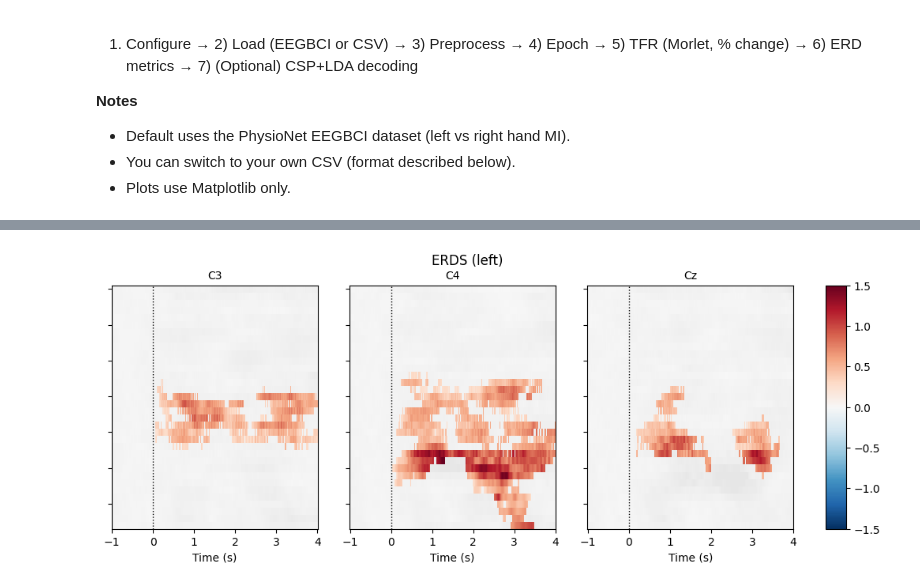
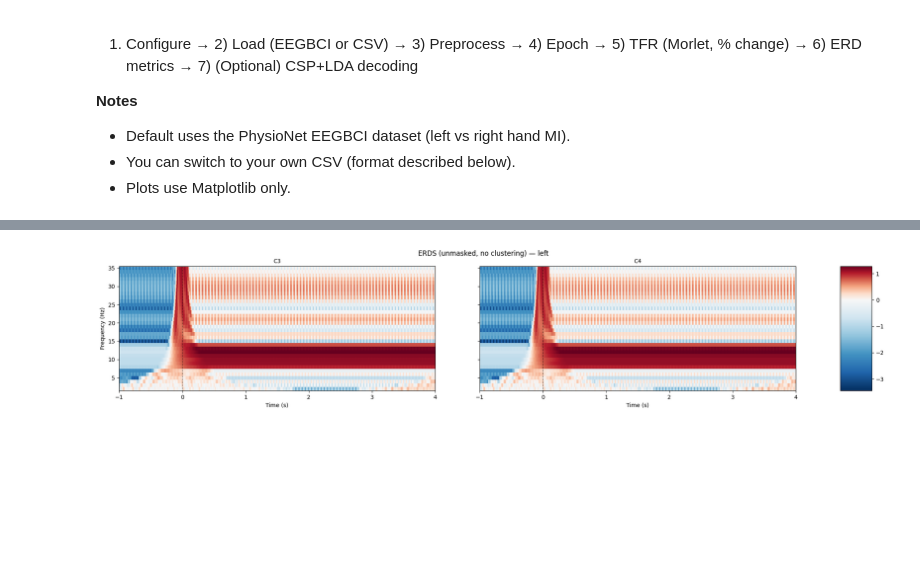
Before and after one commit to FishBallMEOW/MSc-Project_Investigating-the-Temporal-Dynamics-of-EEG-Signals-in-Sequential-Sensorimotor-Action, a Jupyter notebook: OOP_ver/eeg_process_pipeline.ipynb, the cells around one changed output, grey strips where cells are left out. Drawn from its saved outputs; the diff is of its cells as text; code cells hidden in the pictures; blank space fills up the shorter version.

```diff
--- a/OOP_ver/eeg_process_pipeline.ipynb
+++ b/OOP_ver/eeg_process_pipeline.ipynb
@@ -118,6 +184,7 @@ elif source.lower() == "csv":
     mrk_df = df[df[type_col] == marker_value].copy()
     # channels
     ch_cols = channel_cols
+    print(ch_cols)
     if ch_cols is None:
         patt = df.columns.str.match(r"^(ch|eeg)\d+$", case=False)
         ch_cols = [c for c, m in zip(df.columns, patt) if m and c in eeg_df.columns]
@@ -150,8 +217,18 @@ elif source.lower() == "csv":
             events.append([sample, 0, code_to_int[code]])
     events = np.array(events, dtype=int)
     event_id = name_to_int
+
+elif source.lower() == "ecog_mat":
+    print(f"Loading ECoG .mat: {ecog_mat_path}")
+    raw, events, event_id = load_ecog_mat_to_raw(
+        ecog_mat_path,
+        event_id=ecog_event_id,
+        sfreq=ecog_sfreq,
+        scale_uv=ecog_scale_uv
+    )
+
 else:
-    raise ValueError("source must be 'eegbci' or 'csv'")
+    raise ValueError("source must be 'eegbci' or 'csv' or 'ecog_mat'")
 
 print(raw)
 print("Events:", len(events), "event_id:", event_id)
@@ -215,7 +352,7 @@ Baseline: -1…0 s; Epoch: -1…4 s.
 # %%
 
 # %% Epoching
-picks = mne.pick_types(raw_f.info, eeg=True, exclude='bads')
+picks = mne.pick_types(raw_f.info, eeg=True, ecog=True, exclude='bads')
 epochs = mne.Epochs(raw_f, events, event_id=event_id, tmin=tmin - 0.5, tmax=tmax + 0.5,
                     baseline=None, picks=picks, preload=True, detrend=1)
 print(epochs)
@@ -227,2 +447,4 @@ print(epochs)
+# %%
+epochs = epochs_clean.copy()  # use the cleaned epochs for further processing
 # %% [markdown]
 
@@ -250,31 +454,78 @@ plt.show()
 # %%
-# %% Multitaper
+# %% Multitaper/Morlet
+method = "multitaper" # "multitaper" or "morlet"
+
 freqs = np.arange(2, 36)  # frequencies from 2-35Hz
-vmin, vmax = -1.5, 1.5  # set min and max ERDS values in plot
+# vmin, vmax = -3, 10  # set min and max ERDS values in plot
 baseline = (-1, 0)  # baseline interval (in s)
-cnorm = TwoSlopeNorm(vmin=vmin, vcenter=0, vmax=vmax)  # min, center & max ERDS
+cnorm = TwoSlopeNorm(vcenter=0)  # min, center & max ERDS
 
 kwargs = dict(
     n_permutations=100, step_down_p=0.05, seed=1, buffer_size=None, out_type="mask"
 )  # for cluster test
 
-tfr = epochs.compute_tfr(method="multitaper", freqs=freqs,
-    n_cycles=freqs, use_fft=True, return_itc=False,
+# Compute TFR
+tfr = epochs.compute_tfr(method=method, freqs=freqs,
+    n_cycles=7, use_fft=True, return_itc=False,
     average=False, decim=2)
-tfr.crop(tmin, tmax).apply_baseline(baseline, mode="percent")
+tfr.crop(tmin, tmax).apply_baseline(baseline, mode=baseline_mode)
+
+# %% Unmasked Maps (no clustering)
+for event in event_id:
+    tfr_ev = tfr[event]
+
+    # pick sensorimotor channels (fallback to first 3 if any are missing)
+    sel_chs = [ch for ch in target_chs if ch in epochs.ch_names]
+    if not sel_chs:
+        sel_chs = epochs.ch_names[:3]
+    ch_inds = mne.pick_channels(epochs.ch_names, include=sel_chs)
+
+    # precompute condition-average once
+    tfr_ev_avg = tfr_ev.average()
+
+    # figure with one panel per selected channel + colorbar
+    fig_raw, axes_raw = plt.subplots(
+        1, len(ch_inds) + 1, figsize=(24, 4),
+        gridspec_kw={"width_ratios": [10] * len(ch_inds) + [1]}
+    )
+
+    # plot each channel's full ERDS (no mask)
+    for ch_idx, ax in zip(ch_inds, axes_raw[:-1]):
+        tfr_ev_avg.plot(
+            [ch_idx],
+            cmap="RdBu_r",
+            cnorm=cnorm,         # same symmetric color scale around 0
+            axes=ax,
+            colorbar=False,
+            show=False,
+        )
+        ax.set_title(epochs.ch_names[ch_idx], fontsize=10)
+        ax.axvline(0, linewidth=1, color="black", linestyle=":")  # event line
+        if ch_idx != ch_inds[0]:
+            ax.set_ylabel("")
+            ax.set_yticklabels([])
+
+    # one shared colorbar
+    fig_raw.colorbar(axes_raw[0].images[-1], cax=axes_raw[-1]).ax.set_yscale("linear")
+    fig_raw.suptitle(f"ERDS (unmasked, no clustering) — {event}")
+    plt.show()
+
+
+# %% Cluster-based ERDS Maps
 for event in event_id:
     # select desired epochs for visualization
     tfr_ev = tfr[event]
 
     # pick sensorimotor channels (fallback to first 3 if any are missing)
-    sel_chs = [ch for ch in sensorimotor_chs if ch in epochs.ch_names]
+    sel_chs = [ch for ch in target_chs if ch in epochs.ch_names]
+
     if not sel_chs:
         sel_chs = epochs.ch_names[:3]
     ch_inds = mne.pick_channels(epochs.ch_names, include=sel_chs)
 
     # figure with one panel per selected channel + colorbar
     fig, axes = plt.subplots(
-        1, len(ch_inds) + 1, figsize=(12, 4),
+        1, len(ch_inds) + 1, figsize=(24, 4),
         gridspec_kw={"width_ratios": [10] * len(ch_inds) + [1]}
     )
 
@@ -284,32 +535,33 @@ for event in event_id:
         # negative clusters
         _, c2, p2, _ = pcluster_test(tfr_ev.data[:, ch_idx], tail=-1, **kwargs)
 
         # note that we keep clusters with p <= 0.05 from the combined clusters
         # of two independent tests; in this example, we do not correct for
         # these two comparisons
         c = np.stack(c1 + c2, axis=2)  # combined clusters
         p = np.concatenate((p1, p2))  # combined p-values
         mask = c[..., p <= 0.05].any(axis=-1)
 
         # plot TFR (ERDS map with masking)
         tfr_ev.average().plot(
             [ch_idx],
             cmap="RdBu_r",
             cnorm=cnorm,
             axes=ax,
             colorbar=False,
             show=False,
             mask=mask,
             mask_style="mask",
         )
 
         ax.set_title(epochs.ch_names[ch_idx], fontsize=10)
         ax.axvline(0, linewidth=1, color="black", linestyle=":")  # event
-        if ch_idx != 0:
+        if ch_idx != ch_inds[0]:
             ax.set_ylabel("")
             ax.set_yticklabels("")
+
     fig.colorbar(axes[0].images[-1], cax=axes[-1]).ax.set_yscale("linear")
     fig.suptitle(f"ERDS ({event})")
     plt.show()
 # %% [output]
-[figure, old version]
+[figure, new version]
```
Also changed, not shown: parts of 29 cells of this notebook, 3 other files.
